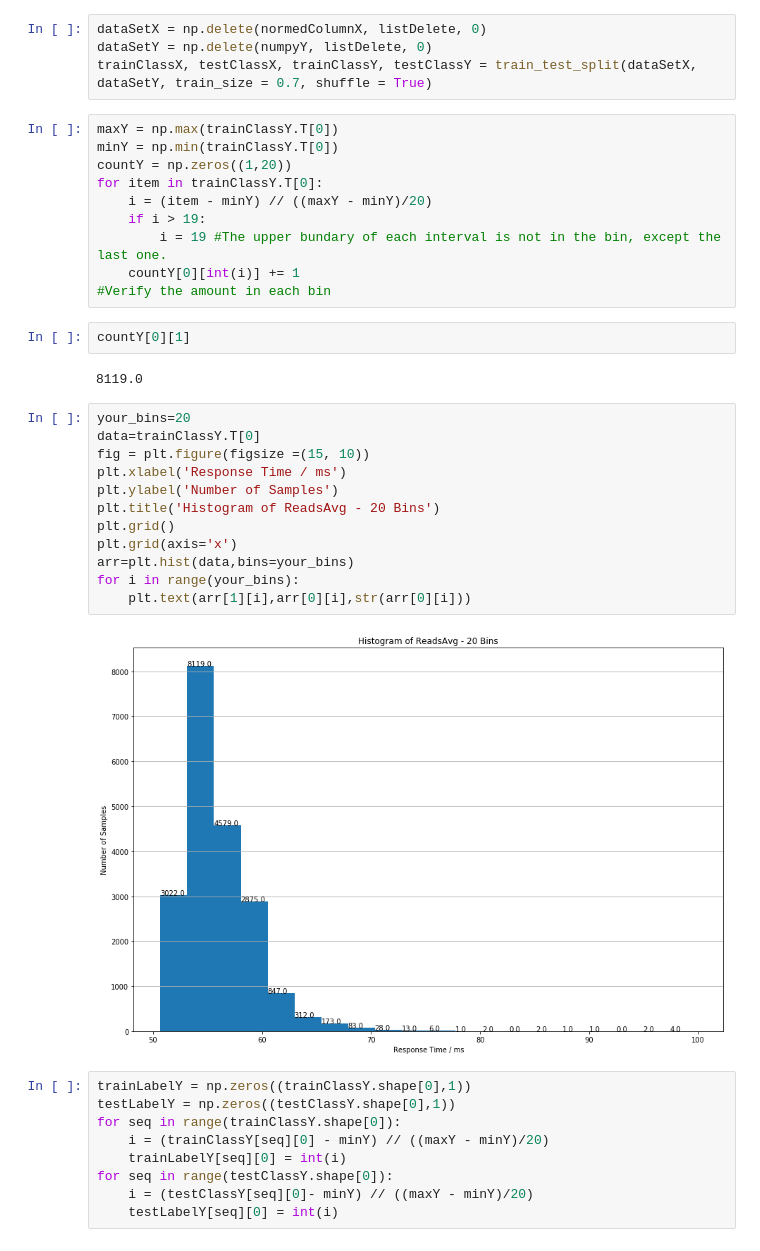
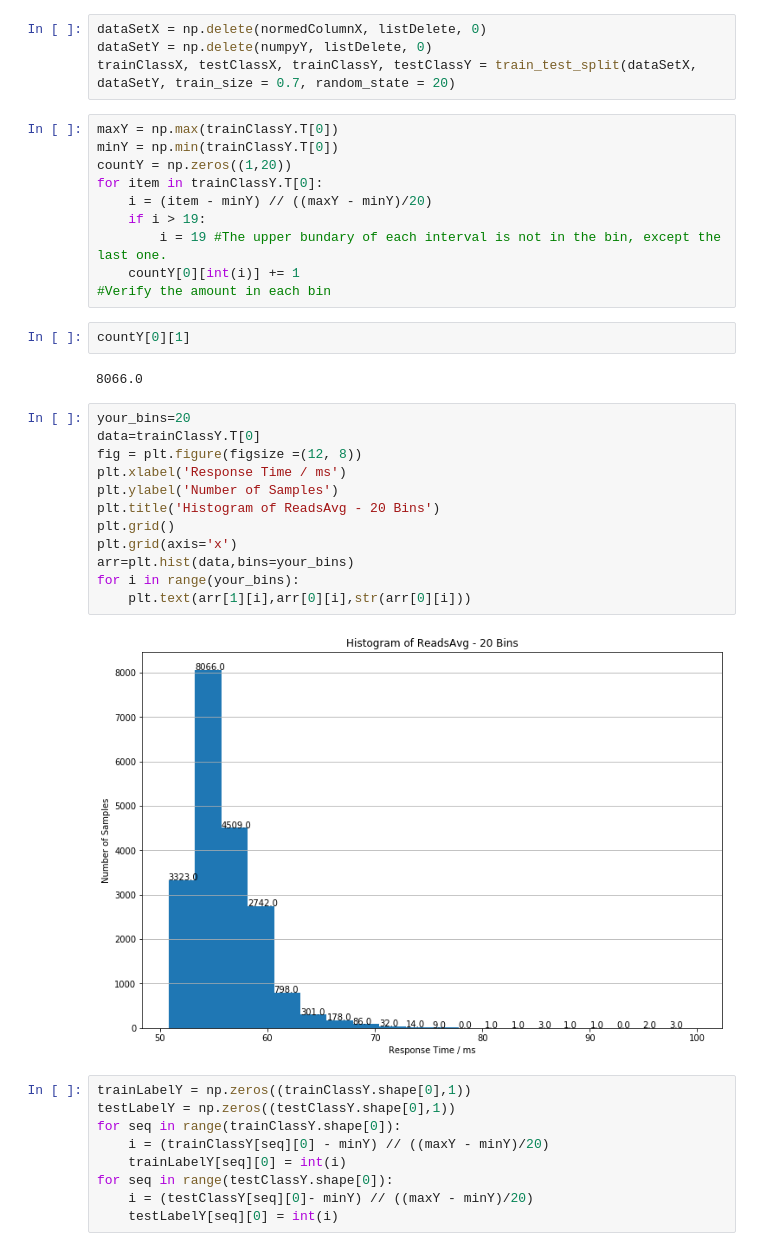
Before and after one commit to Will1998/Network-Analytics, a Jupyter notebook: Project1.ipynb, the cells around one changed output. Saved outputs shown, nothing was run; the diff lists cells and outputs as text.

```diff
--- a/Project1.ipynb
+++ b/Project1.ipynb
@@ -924,7 +924,7 @@ len(listDelete) / normedColumnX.shape[0] # outliers account for 1% of the whole
 # %%
 dataSetX = np.delete(normedColumnX, listDelete, 0)
 dataSetY = np.delete(numpyY, listDelete, 0)
-trainClassX, testClassX, trainClassY, testClassY = train_test_split(dataSetX, dataSetY, train_size = 0.7, shuffle = True)
+trainClassX, testClassX, trainClassY, testClassY = train_test_split(dataSetX, dataSetY, train_size = 0.7, random_state = 20)
 # %%
 maxY = np.max(trainClassY.T[0])
 minY = np.min(trainClassY.T[0])
@@ -938,21 +938,21 @@ for item in trainClassY.T[0]:
 # %%
 countY[0][1]
 # %% [output]
-8119.0
+8066.0
 # %%
 your_bins=20
 data=trainClassY.T[0]
-fig = plt.figure(figsize =(15, 10))
+fig = plt.figure(figsize =(12, 8))
 plt.xlabel('Response Time / ms')
 plt.ylabel('Number of Samples')
 plt.title('Histogram of ReadsAvg - 20 Bins')
 plt.grid()
 plt.grid(axis='x')
 arr=plt.hist(data,bins=your_bins)
 for i in range(your_bins):
     plt.text(arr[1][i],arr[0][i],str(arr[0][i]))
 # %% [output]
-[figure, old version]
+[figure, new version]
 # %%
 trainLabelY = np.zeros((trainClassY.shape[0],1))
 testLabelY = np.zeros((testClassY.shape[0],1))
```
Also changed, not shown: parts of 20 cells of this notebook.
